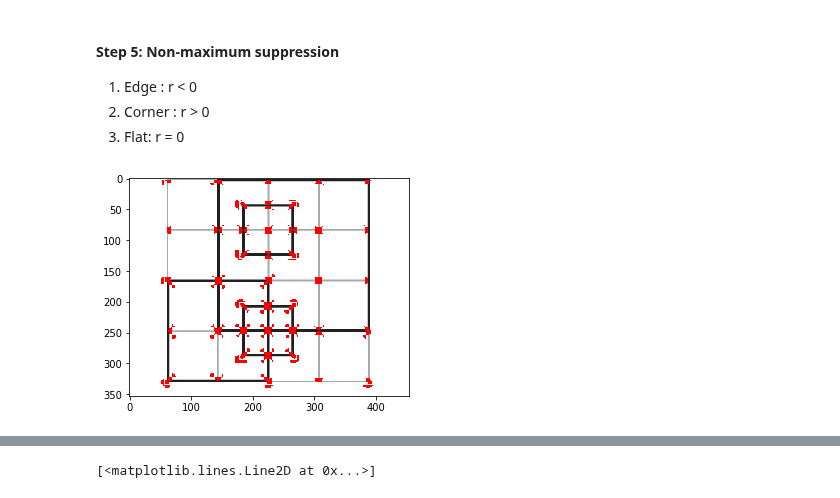
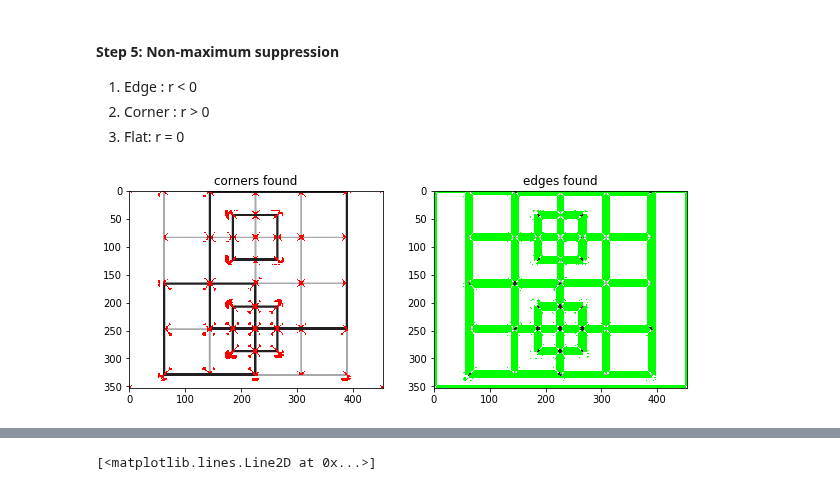
Before and after one commit to muthuspark/ml_research, a Jupyter notebook: Process of Harris Corner Detection Algorithm.ipynb, the cells around one changed output, grey strips where cells are left out. Saved outputs shown, nothing was run; the diff lists cells and outputs as text; code cells hidden in the pictures.

Commit message:
harris updated

```diff
--- a/Process of Harris Corner Detection Algorithm.ipynb
+++ b/Process of Harris Corner Detection Algorithm.ipynb
@@ -39,9 +42,9 @@ I_y = gradient_y(imggray)
 # %% [markdown]
 #### Step 3 : Structure tensor setup
 # %%
-Ixx = I_x**2
-Ixy = I_y*I_x
-Iyy = I_y**2
+Ixx = ndi.gaussian_filter(I_x**2, sigma=1)
+Ixy = ndi.gaussian_filter(I_y*I_x, sigma=1)
+Iyy = ndi.gaussian_filter(I_y**2, sigma=1)
 # %% [markdown]
 #### Step 4: Harris response calculation
 # %%
@@ -69,16 +78,24 @@ for y in range(offset, height-offset):
 1. Edge : r < 0
 2. Corner : r > 0
 3. Flat: r = 0
-# %%
-img_copy = np.copy(img)
-
-for response in harris_response:
-    x, y, r = response
-    if r > 0:
-        img_copy[y,x] = [255,0,0]
-
-
-plt.imshow(img_copy)
-plt.show()
-# %% [output]
-[figure, removed]
+# %%
+img_copy_for_corners = np.copy(img)
+img_copy_for_edges = np.copy(img)
+
+for rowindex, response in enumerate(harris_response):
+    for colindex, r in enumerate(response):
+        if r > 0:
+            # this is a corner
+            img_copy_for_corners[rowindex, colindex] = [255,0,0]
+        elif r < 0:
+            # this is an edge
+            img_copy_for_edges[rowindex, colindex] = [0,255,0]
+
+fig, ax = plt.subplots(nrows=1, ncols=2, figsize=(10,10))
+ax[0].set_title("corners found")
+ax[0].imshow(img_copy_for_corners)
+ax[1].set_title("edges found")
+ax[1].imshow(img_copy_for_edges)
+plt.show()
+# %% [output]
+[figure, added]
```
Also changed, not shown: parts of 5 cells of this notebook.
